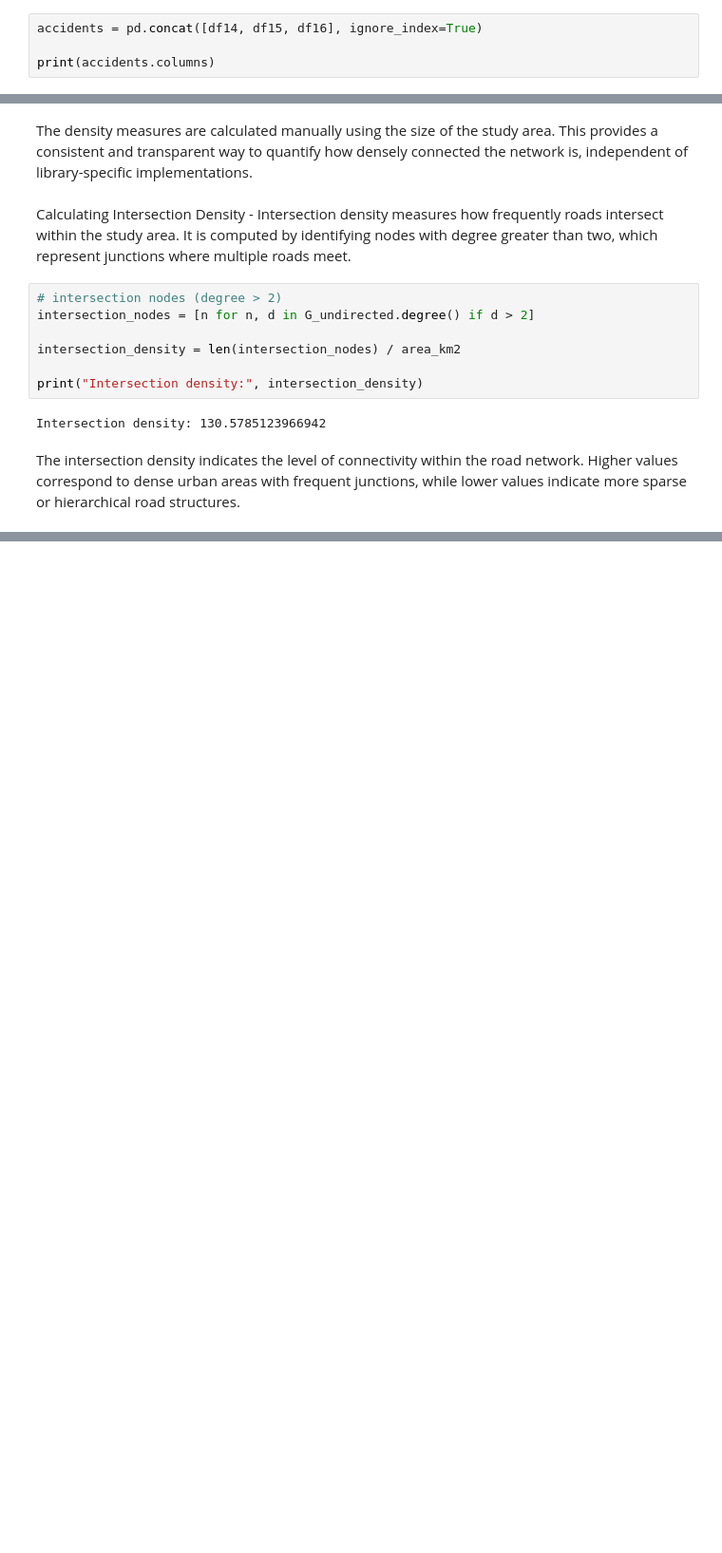
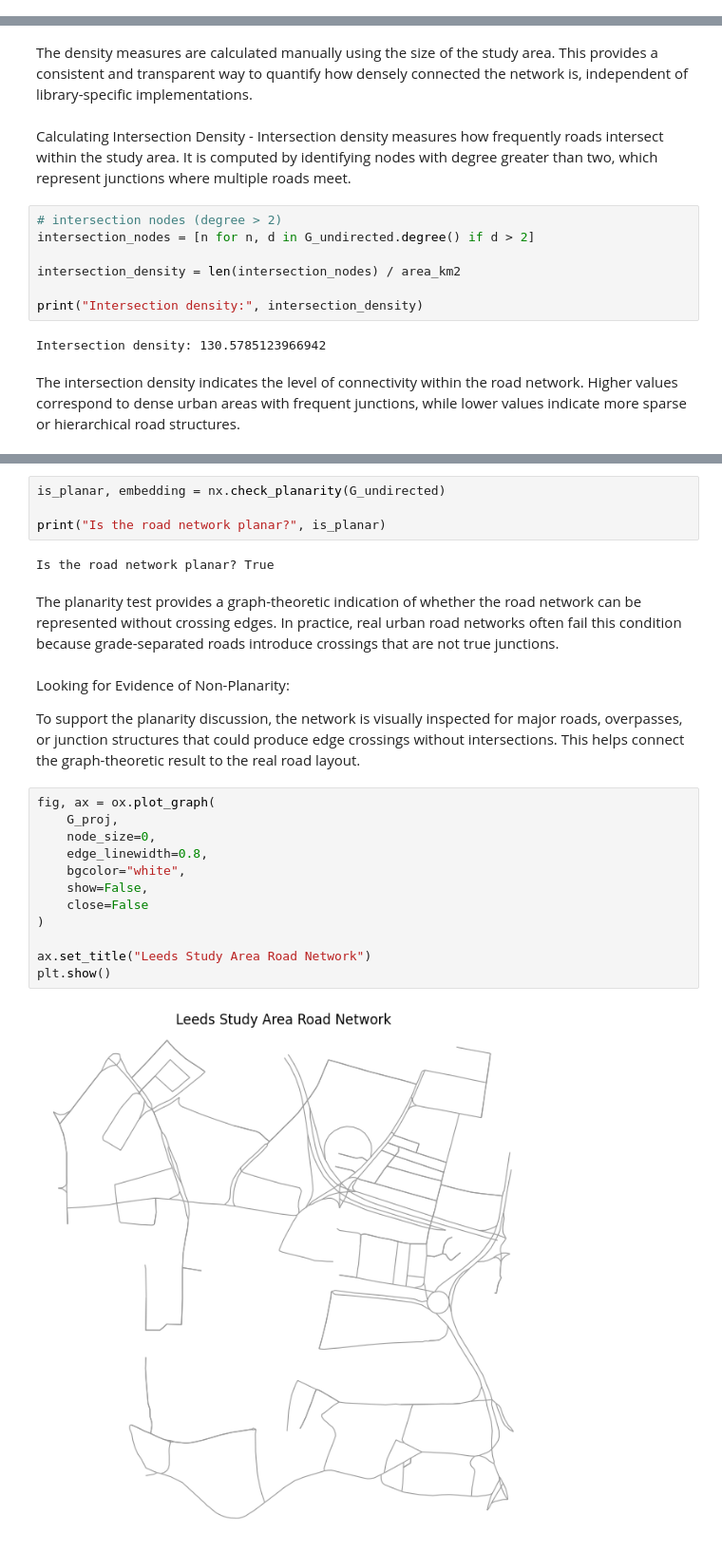
Before and after one commit to GOGO1601/network-data-analysis-cw, a Jupyter notebook: notebooks/part_2/taskA.ipynb, the cells around one changed output, grey strips where cells are left out. Shown at 95% size. Drawn from its saved outputs; the diff is of its cells as text; blank space fills up the shorter version.

Commit message:
Part 2 Task A: completed spatial diameter, circuitry, planarity, and summary outputs

```diff
--- a/notebooks/part_2/taskA.ipynb
+++ b/notebooks/part_2/taskA.ipynb
@@ -27,7 +27,3 @@ Total accidents: 7746
 | 4 | 11A0238 | 424660 | 427582 | 3 | 10-Jan-14 | ... |
 # %% [markdown]
 The datasets are successfully loaded using the correct encoding, allowing further processing and integration of multiple years of accident data for analysis.
-# %%
-accidents = pd.concat([df14, df15, df16], ignore_index=True)
-
-print(accidents.columns)
@@ -326,0 +387,26 @@ The spatial diameter represents the longest shortest path within the main connec
+# %%
+is_planar, embedding = nx.check_planarity(G_undirected)
+
+print("Is the road network planar?", is_planar)
+# %% [output]
+Is the road network planar? True
+# %% [markdown]
+The planarity test provides a graph-theoretic indication of whether the road network can be represented without crossing edges. In practice, real urban road networks often fail this condition because grade-separated roads introduce crossings that are not true junctions.
+# %% [markdown]
+Looking for Evidence of Non-Planarity:
+
+To support the planarity discussion, the network is visually inspected for major roads, overpasses, or junction structures that could produce edge crossings without intersections. This helps connect the graph-theoretic result to the real road layout.
+# %%
+fig, ax = ox.plot_graph(
+    G_proj,
+    node_size=0,
+    edge_linewidth=0.8,
+    bgcolor="white",
+    show=False,
+    close=False
+)
+
+ax.set_title("Leeds Study Area Road Network")
+plt.show()
+# %% [output]
+[figure, added]
```
Also changed, not shown: parts of 15 cells of this notebook.
